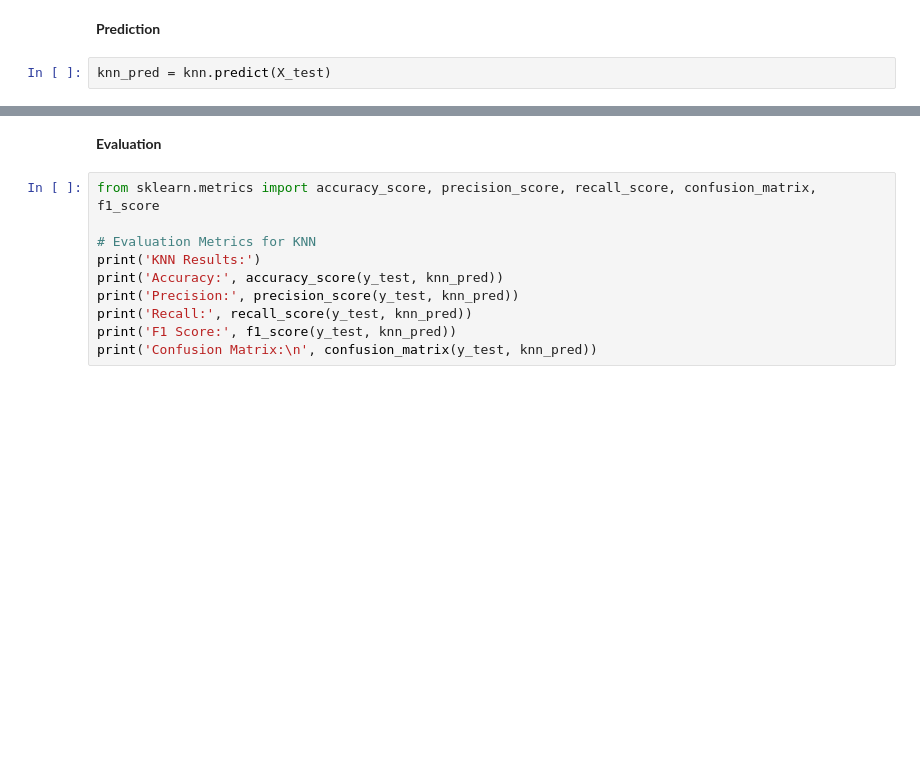
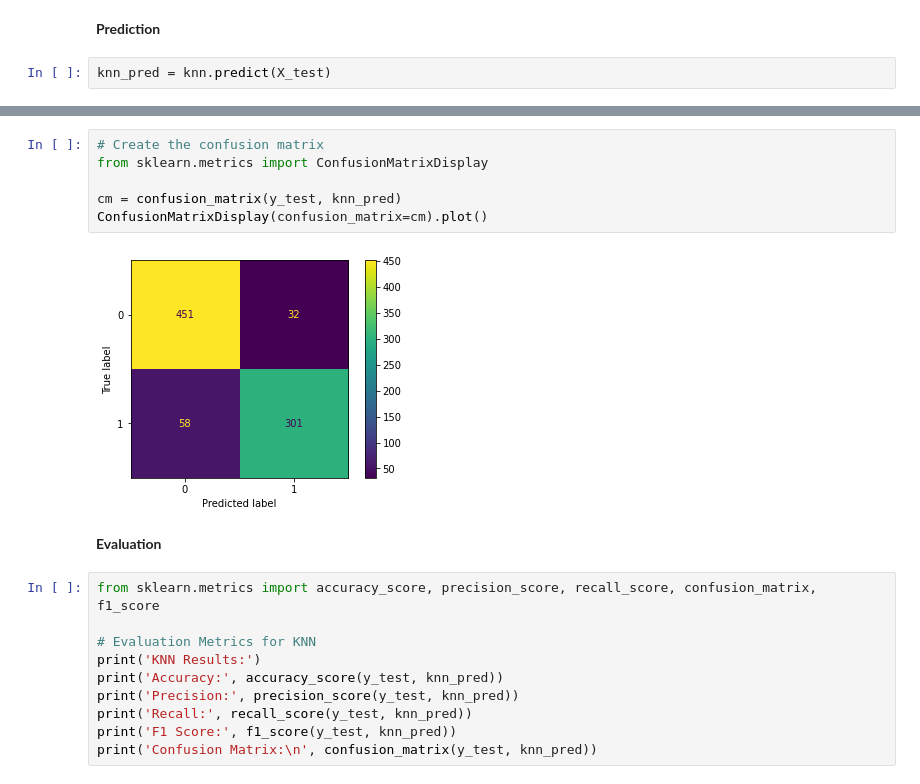
Before and after one commit to Sankeetha-Elancheliyan/CM2604-ML-CW, a Jupyter notebook: ML_CW_KNN.ipynb, the cells around one changed output, grey strips where cells are left out. Cells and saved outputs as stored; diff of their text form; blank space fills up the shorter version.

```diff
--- a/ML_CW_KNN.ipynb
+++ b/ML_CW_KNN.ipynb
@@ -137,3 +184,11 @@ knn_pred = knn.predict(X_test)
+# %%
+# Create the confusion matrix
+from sklearn.metrics import ConfusionMatrixDisplay
+
+cm = confusion_matrix(y_test, knn_pred)
+ConfusionMatrixDisplay(confusion_matrix=cm).plot()
+# %% [output]
+[figure, added]
 # %% [markdown]
 **Evaluation**
 # %%
```
Also changed, not shown: parts of 6 cells of this notebook.
